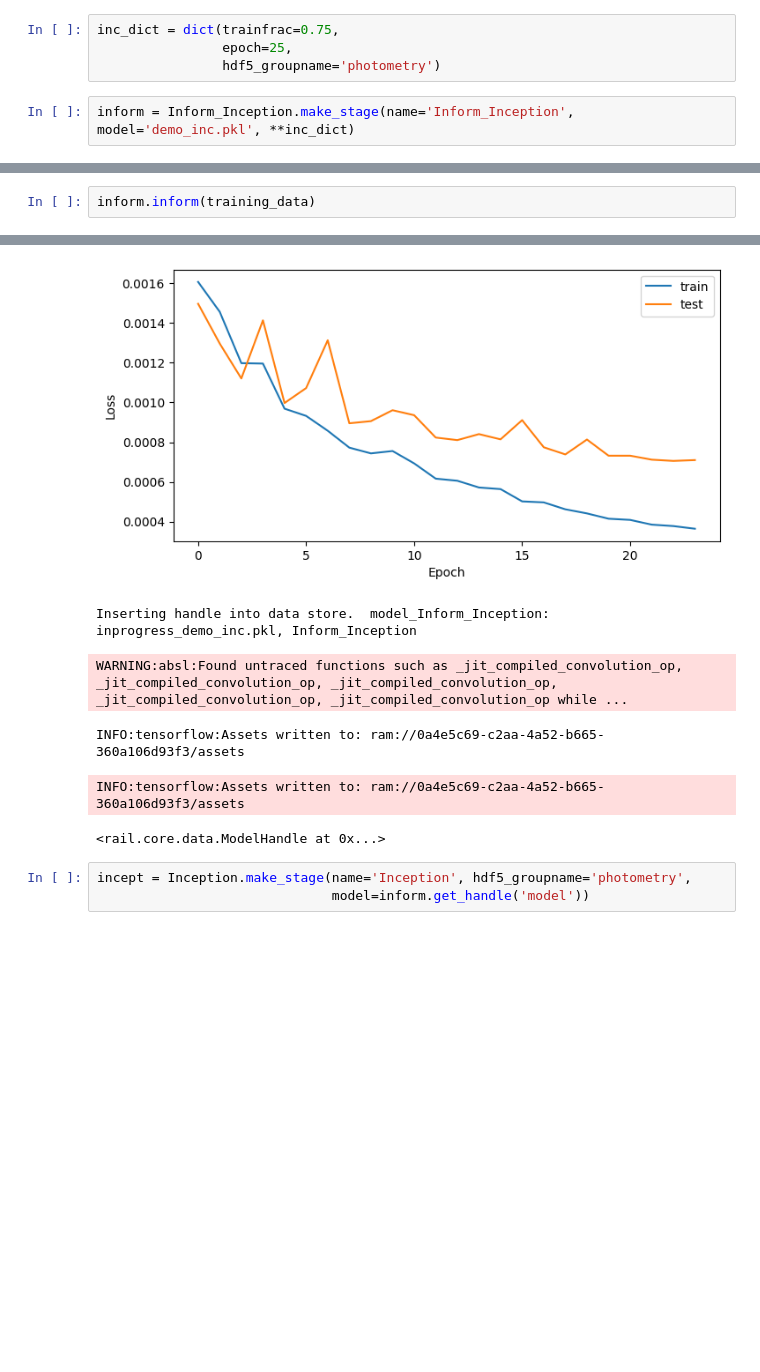
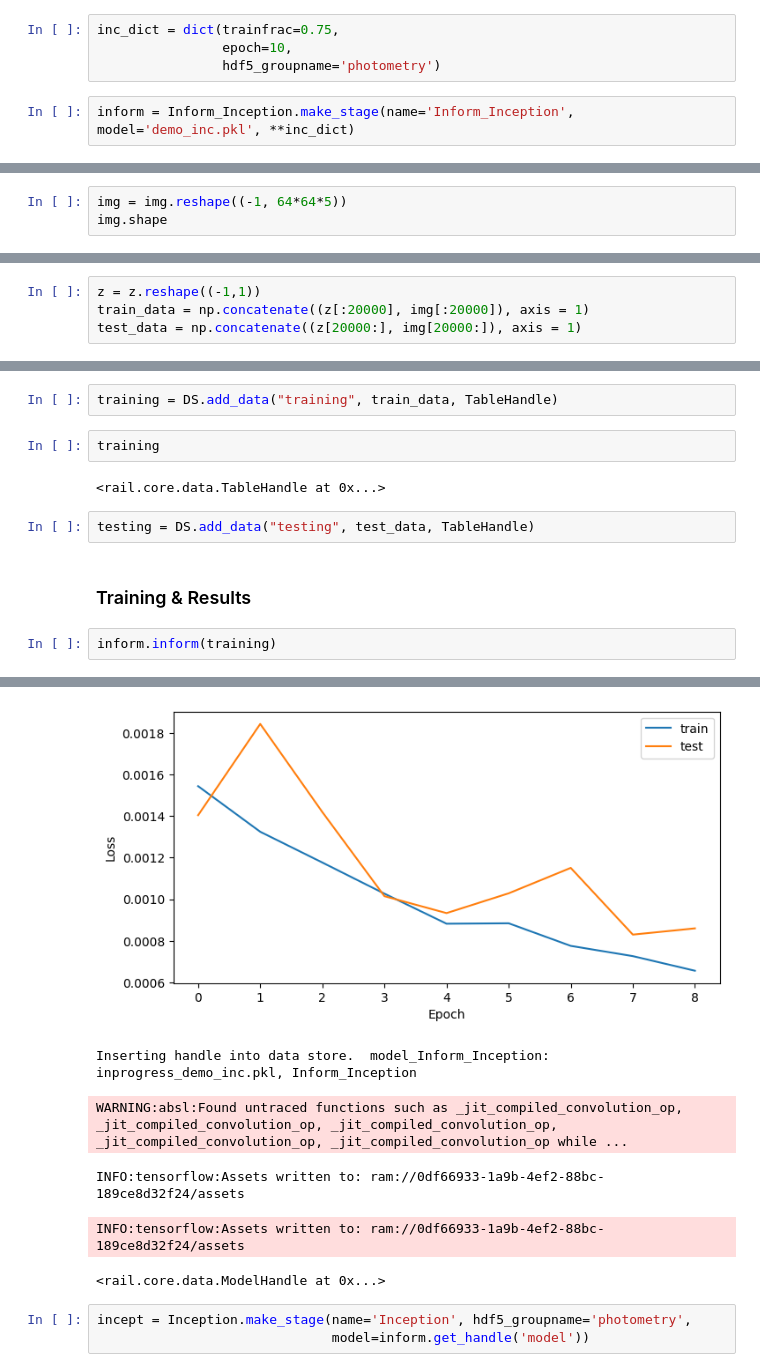
Before and after one commit to valentin-brekke/images-to-pz, a Jupyter notebook: Notebooks/rail_incep.ipynb, the cells around one changed output, grey strips where cells are left out. Saved outputs shown, nothing was run; the diff lists cells and outputs as text; blank space fills up the shorter version.

```diff
--- a/Notebooks/rail_incep.ipynb
+++ b/Notebooks/rail_incep.ipynb
@@ -14,7 +14,7 @@ DS = RailStage.data_store
 DS.__class__.allow_overwrite = True
 # %%
 inc_dict = dict(trainfrac=0.75,
-                epoch=25,
+                epoch=10,
                 hdf5_groupname='photometry')
 # %%
 inform = Inform_Inception.make_stage(name='Inform_Inception', model='demo_inc.pkl', **inc_dict)
@@ -30,0 +30,3 @@ test_data = img[20000:], z[20000:]
+# %%
+img = img.reshape((-1, 64*64*5))
+img.shape
@@ -30,0 +42,4 @@ test_data = img[20000:], z[20000:]
+# %%
+z = z.reshape((-1,1))
+train_data = np.concatenate((z[:20000], img[:20000]), axis = 1)
+test_data = np.concatenate((z[20000:], img[20000:]), axis = 1)
@@ -31,3 +50,13 @@ test_data = img[20000:], z[20000:]
+# %%
+training = DS.add_data("training", train_data, TableHandle)
+# %%
+training
+# %% [output]
+<rail.core.data.TableHandle at 0x...>
+# %%
+testing = DS.add_data("testing", test_data, TableHandle)
+# %% [markdown]
+### Training & Results
 # %%
-inform.inform(training_data)
+inform.inform(training)
 # %% [output]
@@ -51,8 +80,8 @@ Epoch 25/25
-[figure, old version]
+[figure, new version]
 Inserting handle into data store.  model_Inform_Inception: inprogress_demo_inc.pkl, Inform_Inception
 WARNING:absl:Found untraced functions such as _jit_compiled_convolution_op, _jit_compiled_convolution_op, _jit_compiled_convolution_op, _jit_compiled_convolution_op, _jit_compiled_convolution_op while ...
-INFO:tensorflow:Assets written to: ram://0a4e5c69-c2aa-4a52-b665-360a106d93f3/assets
+INFO:tensorflow:Assets written to: ram://0df66933-1a9b-4ef2-88bc-189ce8d32f24/assets
-INFO:tensorflow:Assets written to: ram://0a4e5c69-c2aa-4a52-b665-360a106d93f3/assets
+INFO:tensorflow:Assets written to: ram://0df66933-1a9b-4ef2-88bc-189ce8d32f24/assets
 <rail.core.data.ModelHandle at 0x...>
 # %%
 incept = Inception.make_stage(name='Inception', hdf5_groupname='photometry',
```
Also changed, not shown: parts of 10 cells of this notebook, 1 other file.
